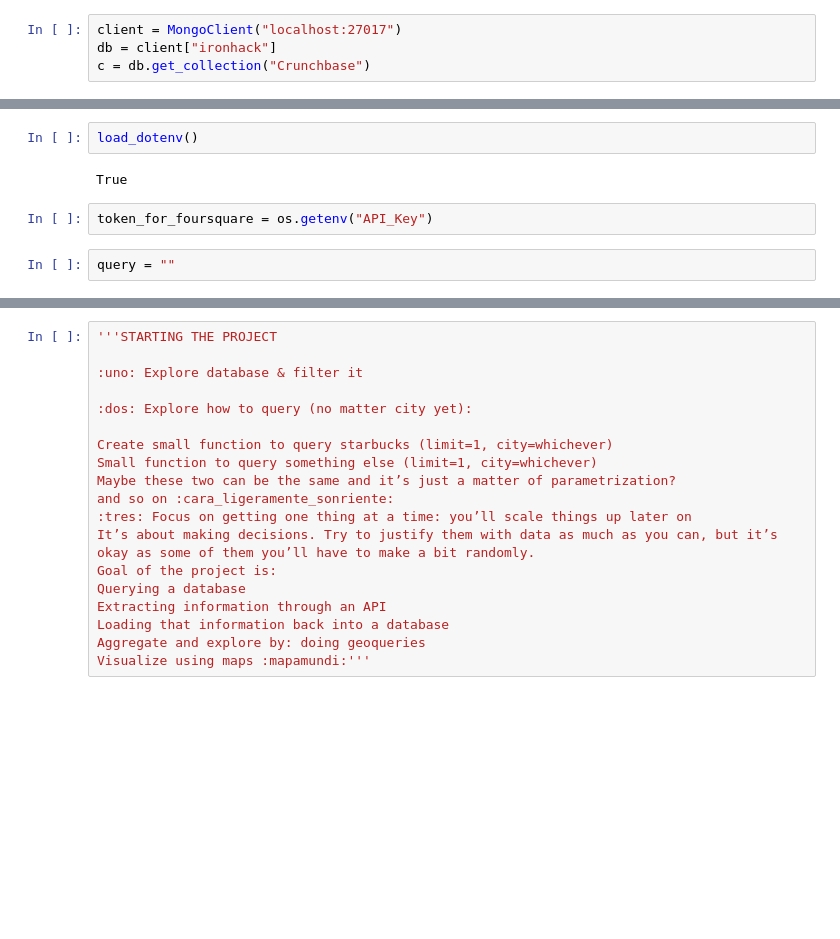
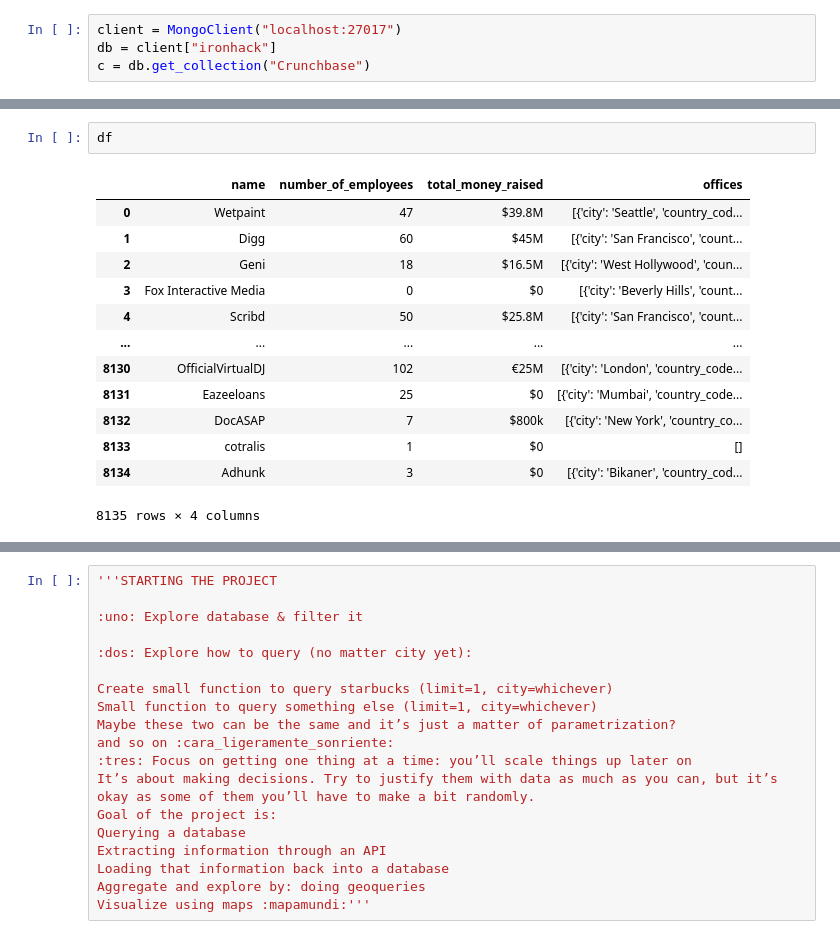
Before and after one commit to jmedina237/project3_GEO, a Jupyter notebook: project3_JOAQUIN.ipynb, the cells around one changed output, grey strips where cells are left out. Drawn from its saved outputs; the diff is of its cells as text; blank space fills up the shorter version.

```diff
--- a/project3_JOAQUIN.ipynb
+++ b/project3_JOAQUIN.ipynb
@@ -36,8 +68,16 @@ len(result_gaming)
-# %%
-load_dotenv()
-# %% [output]
-True
-# %%
-token_for_foursquare = os.getenv("API_Key")
-# %%
-query = ""
+# %%
+df
+# %% [output]
+|  | name | number_of_employees | total_money_raised | offices |
+| 0 | Wetpaint | 47 | $39.8M | [{'city': 'Seattle', 'country_cod... |
+| 1 | Digg | 60 | $45M | [{'city': 'San Francisco', 'count... |
+| 2 | Geni | 18 | $16.5M | [{'city': 'West Hollywood', 'coun... |
+| 3 | Fox Interactive Media | 0 | $0 | [{'city': 'Beverly Hills', 'count... |
+| 4 | Scribd | 50 | $25.8M | [{'city': 'San Francisco', 'count... |
+| ... | ... | ... | ... | ... |
+| 8130 | OfficialVirtualDJ | 102 | €25M | [{'city': 'London', 'country_code... |
+| 8131 | Eazeeloans | 25 | $0 | [{'city': 'Mumbai', 'country_code... |
+| 8132 | DocASAP | 7 | $800k | [{'city': 'New York', 'country_co... |
+| 8133 | cotralis | 1 | $0 | [] |
+| 8134 | Adhunk | 3 | $0 | [{'city': 'Bikaner', 'country_cod... |
+8135 rows × 4 columns
```
Also changed, not shown: parts of 51 cells of this notebook.
